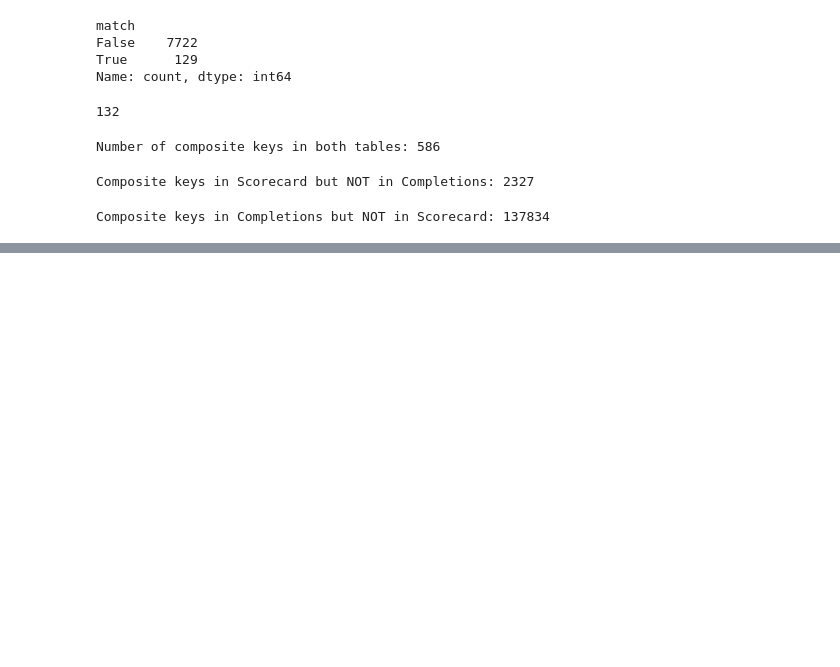
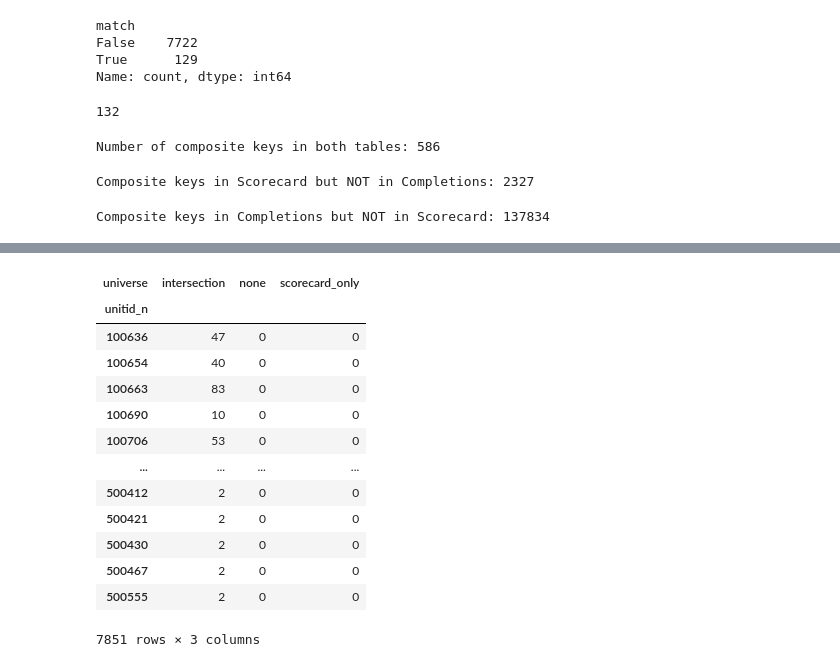
Before and after one commit to DSVaughan266/capstone_da16_python, a Jupyter notebook: notebooks/composite_key.ipynb, the cells around one changed output, grey strips where cells are left out. Saved outputs shown, nothing was run; the diff lists cells and outputs as text; code cells hidden in the pictures; blank space fills up the shorter version.

```diff
--- a/notebooks/composite_key.ipynb
+++ b/notebooks/composite_key.ipynb
@@ -101,0 +240,18 @@ Composite keys in Completions but NOT in Scorecard: 137834
+# %%
+# Institution breakdown
+program_cross.groupby(['unitid_n', 'universe']).size().unstack(fill_value=0)
+# %% [output]
+| universe | intersection | none | scorecard_only |
+| unitid_n |  |  |  |
+| 100636 | 47 | 0 | 0 |
+| 100654 | 40 | 0 | 0 |
+| 100663 | 83 | 0 | 0 |
+| 100690 | 10 | 0 | 0 |
+| 100706 | 53 | 0 | 0 |
+| ... | ... | ... | ... |
+| 500412 | 2 | 0 | 0 |
+| 500421 | 2 | 0 | 0 |
+| 500430 | 2 | 0 | 0 |
+| 500467 | 2 | 0 | 0 |
+| 500555 | 2 | 0 | 0 |
+7851 rows × 3 columns
```
Also changed, not shown: parts of 19 cells of this notebook, 6 other files.
